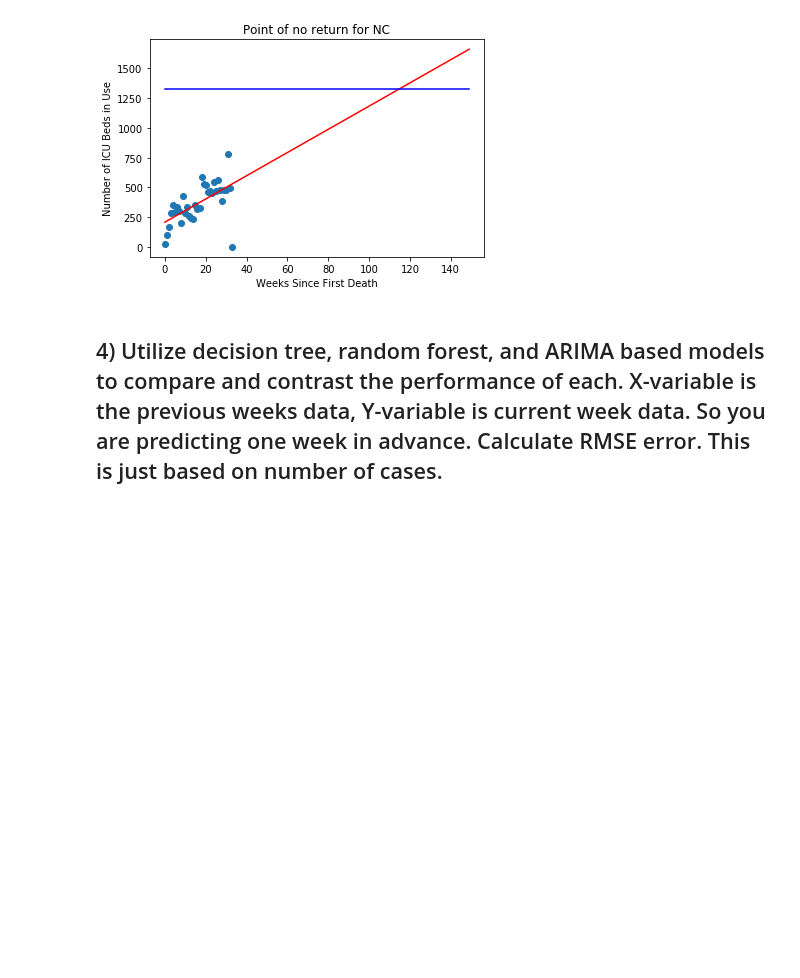
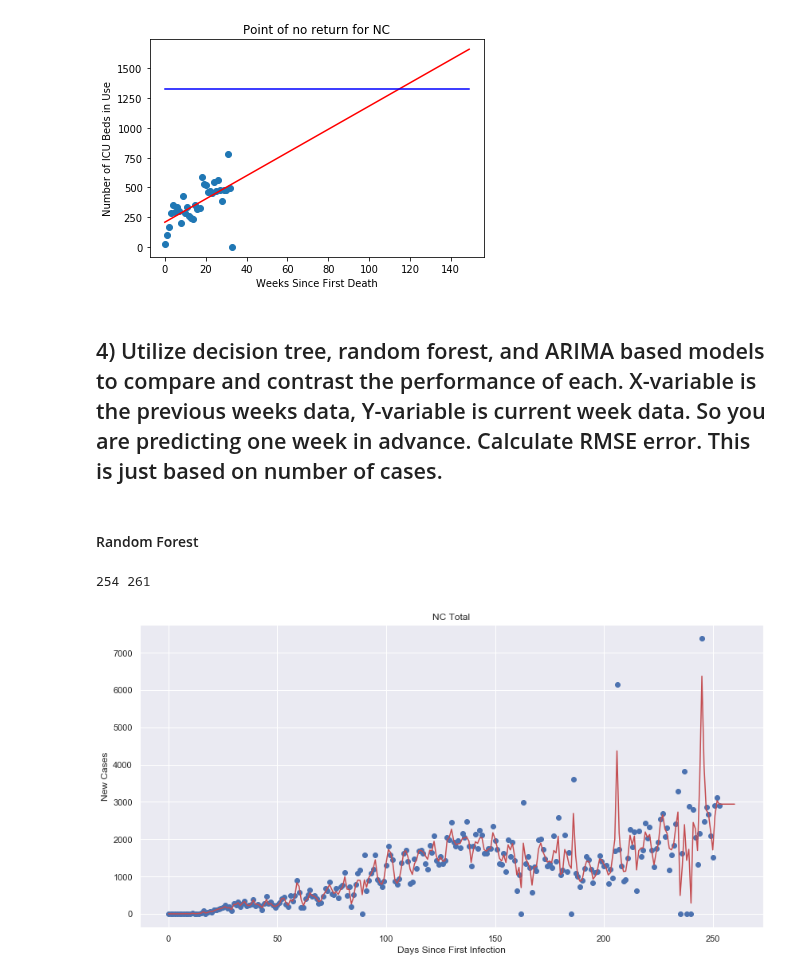
Before and after one commit to UNCG-CSE/COVID-Team-1, a Jupyter notebook: src/andy/Stage_3_Task_1.ipynb, the cells around one changed output. Cells and saved outputs as stored; diff of their text form; code cells hidden in the pictures; blank space fills up the shorter version.

```diff
--- a/src/andy/Stage_3_Task_1.ipynb
+++ b/src/andy/Stage_3_Task_1.ipynb
@@ -712,0 +686,26 @@ plt.plot(X_fit.squeeze(), y_fit);
+# %% [markdown]
+#### Random Forest
+# %%
+from sklearn.ensemble import RandomForestRegressor
+
+model = RandomForestRegressor()
+
+X = np.array(state.index, dtype=float).reshape(-1, 1)
+Y = np.array(state, dtype=float).reshape(-1, 1)
+
+model.fit(X,Y)
+Xnew = X
+for i in range(0,7):
+    Xnew = np.append(Xnew, float(len(X)+i))
+Xnew = Xnew.reshape(-1, 1)
+y_fit = model.predict(Xnew)
+print(len(X), len(Xnew))
+plt.xlabel("Days Since First Infection")
+plt.ylabel("New Cases")
+plt.title("NC Total")
+plt.scatter(x=X, y=state)
+plt.plot(Xnew, y_fit, color = 'r')
+plt.show()
+# %% [output]
+254 261
+[figure, added]
```
Also changed, not shown: parts of 4 cells of this notebook.
